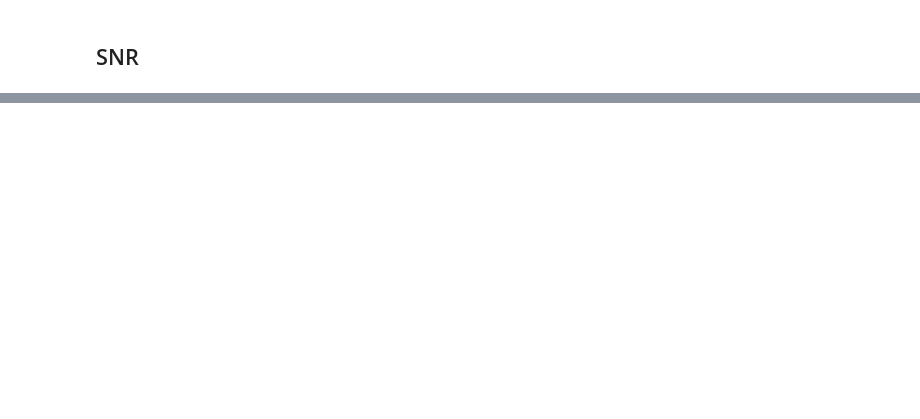
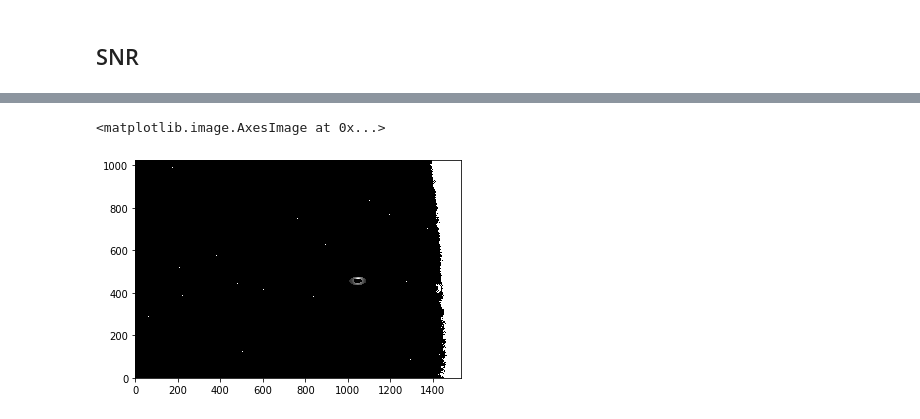
Before and after one commit to lucaspauker/phys100-final-project, a Jupyter notebook: M94_Data_Reduction.ipynb, the cells around one changed output, grey strips where cells are left out. Saved outputs shown, nothing was run; the diff lists cells and outputs as text; code cells hidden in the pictures; blank space fills up the shorter version.

```diff
--- a/M94_Data_Reduction.ipynb
+++ b/M94_Data_Reduction.ipynb
@@ -248,0 +247,5 @@ plt.show()
+# %%
+plt.imshow(calim*(isl[1]))
+# %% [output]
+<matplotlib.image.AxesImage at 0x...>
+[figure, added]
```
Also changed, not shown: parts of 20 cells of this notebook.
